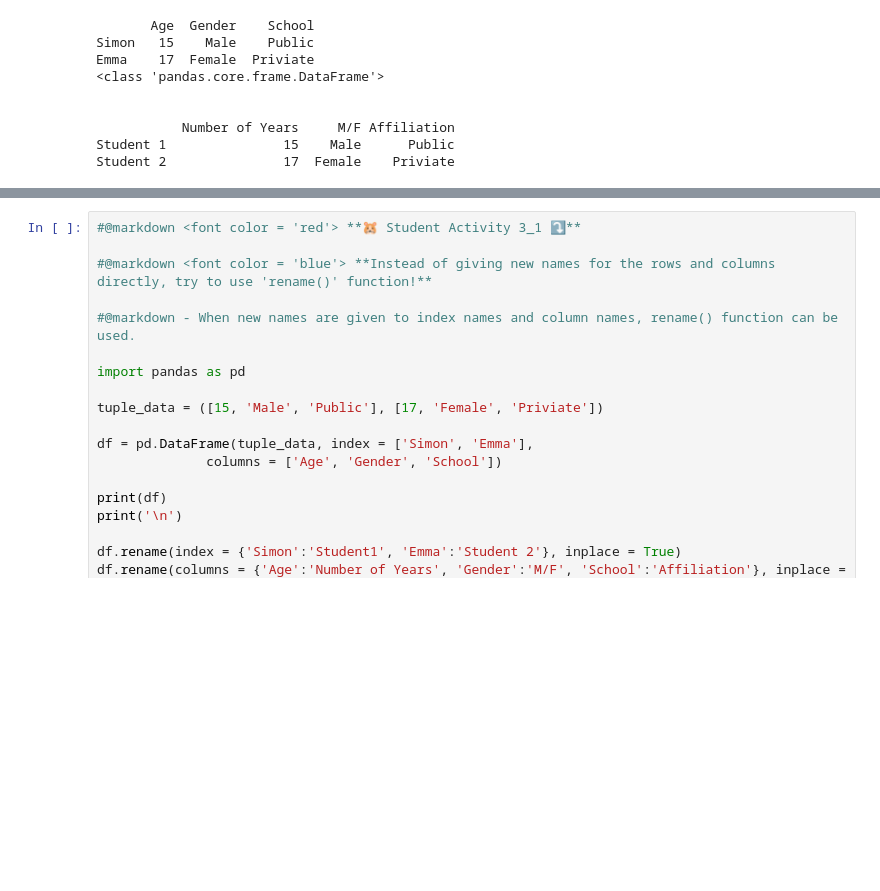
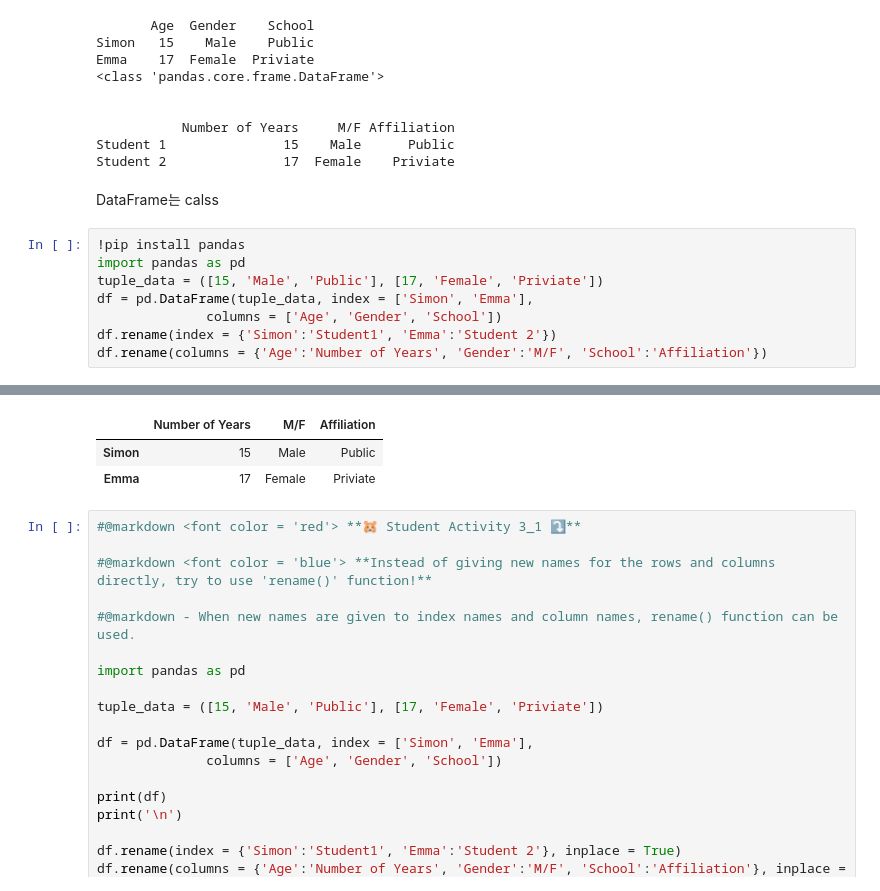
Before and after one commit to LSY1182/Statistics_2025, a Jupyter notebook: 2_dataframe.ipynb, the cells around one changed output, grey strips where cells are left out. Drawn from its saved outputs; the diff is of its cells as text; blank space fills up the shorter version.

```diff
--- a/2_dataframe.ipynb
+++ b/2_dataframe.ipynb
@@ -254,3 +254,14 @@ Emma    17  Female  Priviate
            Number of Years     M/F Affiliation
 Student 1               15    Male      Public
 Student 2               17  Female    Priviate
+# %% [markdown]
+DataFrame는 calss
+# %%
+!pip install pandas
+import pandas as pd
+tuple_data = ([15, 'Male', 'Public'], [17, 'Female', 'Priviate'])
+df = pd.DataFrame(tuple_data, index = ['Simon', 'Emma'],
+              columns = ['Age', 'Gender', 'School'])
+df.rename(index = {'Simon':'Student1', 'Emma':'Student 2'})
+df.rename(columns = {'Age':'Number of Years', 'Gender':'M/F', 'School':'Affiliation'})
+# %% [output]
@@ -257,3 +274,6 @@ Student 2               17  Female    Priviate
+|  | Number of Years | M/F | Affiliation |
+| Simon | 15 | Male | Public |
+| Emma | 17 | Female | Priviate |
 # %%
 #@markdown <font color = 'red'> **🐹 Student Activity 3_1 ⤵️**
 
```
Also changed, not shown: parts of 6 cells of this notebook.
